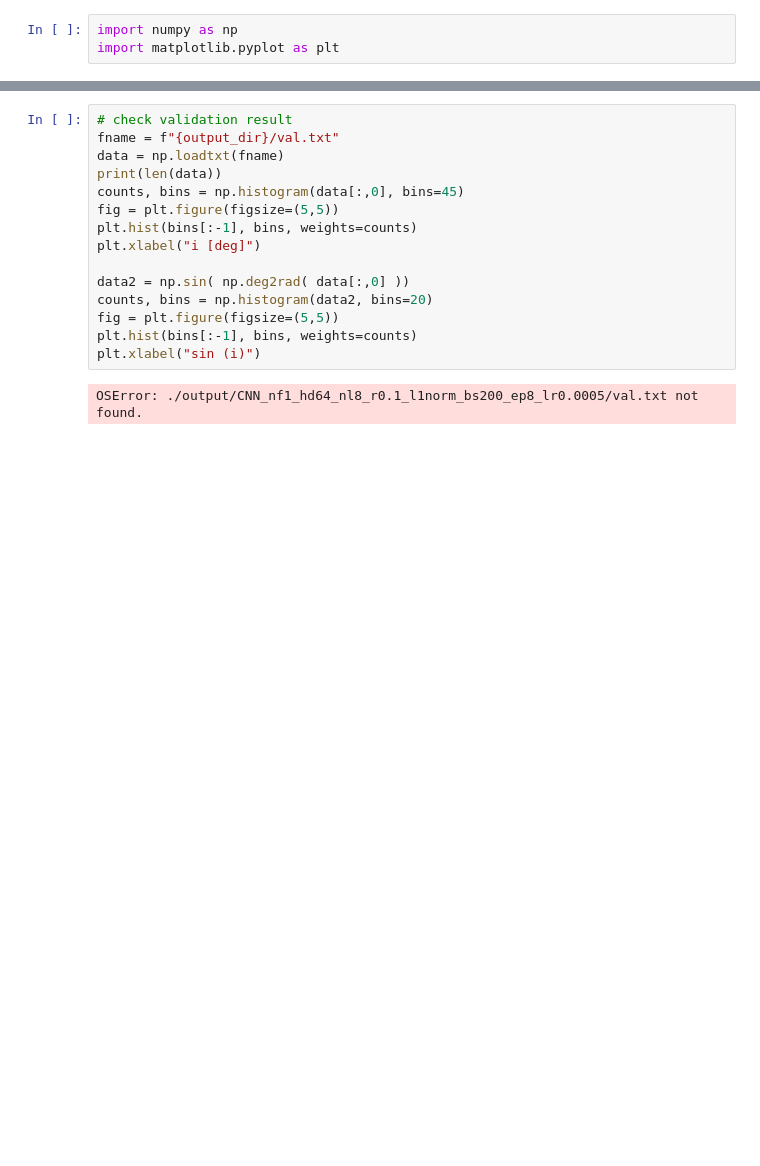
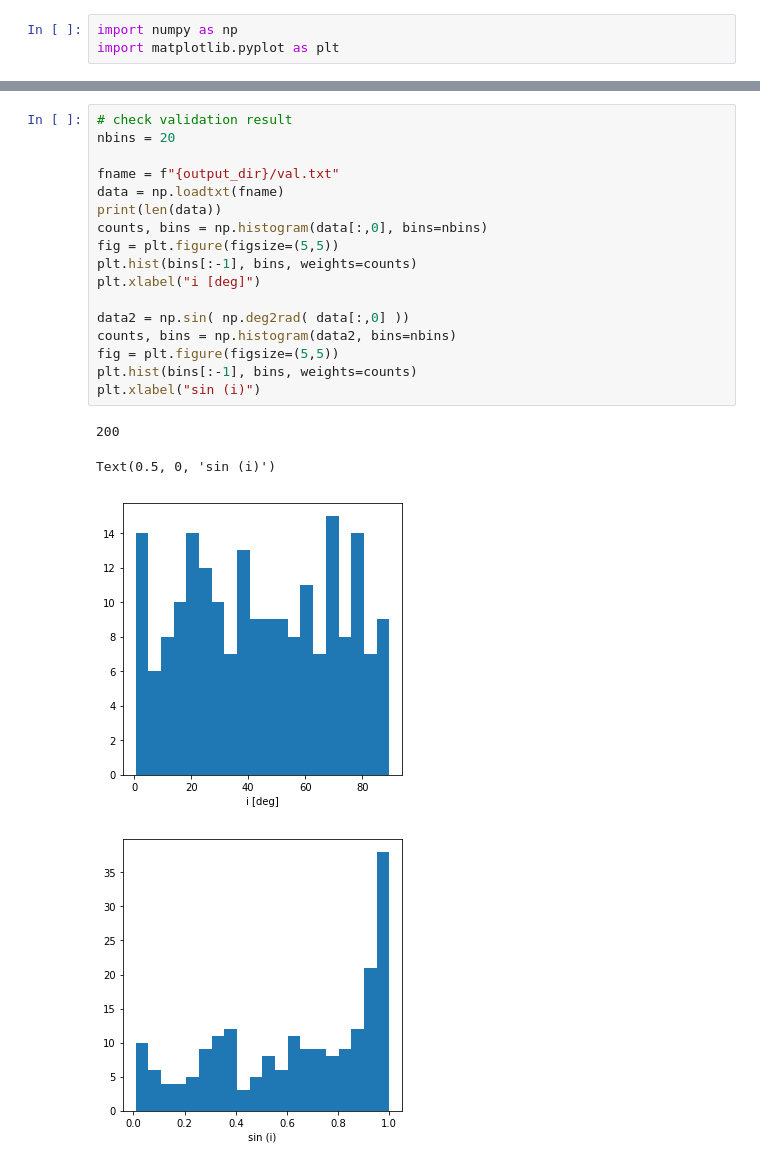
Before and after one commit to knmoriwaki/Asteroseismology, a Jupyter notebook: plot.ipynb, the cells around one changed output, grey strips where cells are left out. Cells and saved outputs as stored; diff of their text form; blank space fills up the shorter version.

```diff
--- a/plot.ipynb
+++ b/plot.ipynb
@@ -59,17 +58,22 @@ Text(0, 0.5, 'PDF')
 # %%
 # check validation result
+nbins = 20
+
 fname = f"{output_dir}/val.txt"
 data = np.loadtxt(fname)
 print(len(data))
-counts, bins = np.histogram(data[:,0], bins=45)
+counts, bins = np.histogram(data[:,0], bins=nbins)
 fig = plt.figure(figsize=(5,5))
 plt.hist(bins[:-1], bins, weights=counts)
 plt.xlabel("i [deg]")
 
 data2 = np.sin( np.deg2rad( data[:,0] ))
-counts, bins = np.histogram(data2, bins=20)
+counts, bins = np.histogram(data2, bins=nbins)
 fig = plt.figure(figsize=(5,5))
 plt.hist(bins[:-1], bins, weights=counts)
 plt.xlabel("sin (i)")
 # %% [output]
-OSError: ./output/CNN_nf1_hd64_nl8_r0.1_l1norm_bs200_ep8_lr0.0005/val.txt not found.
+200
+Text(0.5, 0, 'sin (i)')
+[figure, added]
+[figure, added]
```
Also changed, not shown: parts of 4 cells of this notebook, 7 other files.
